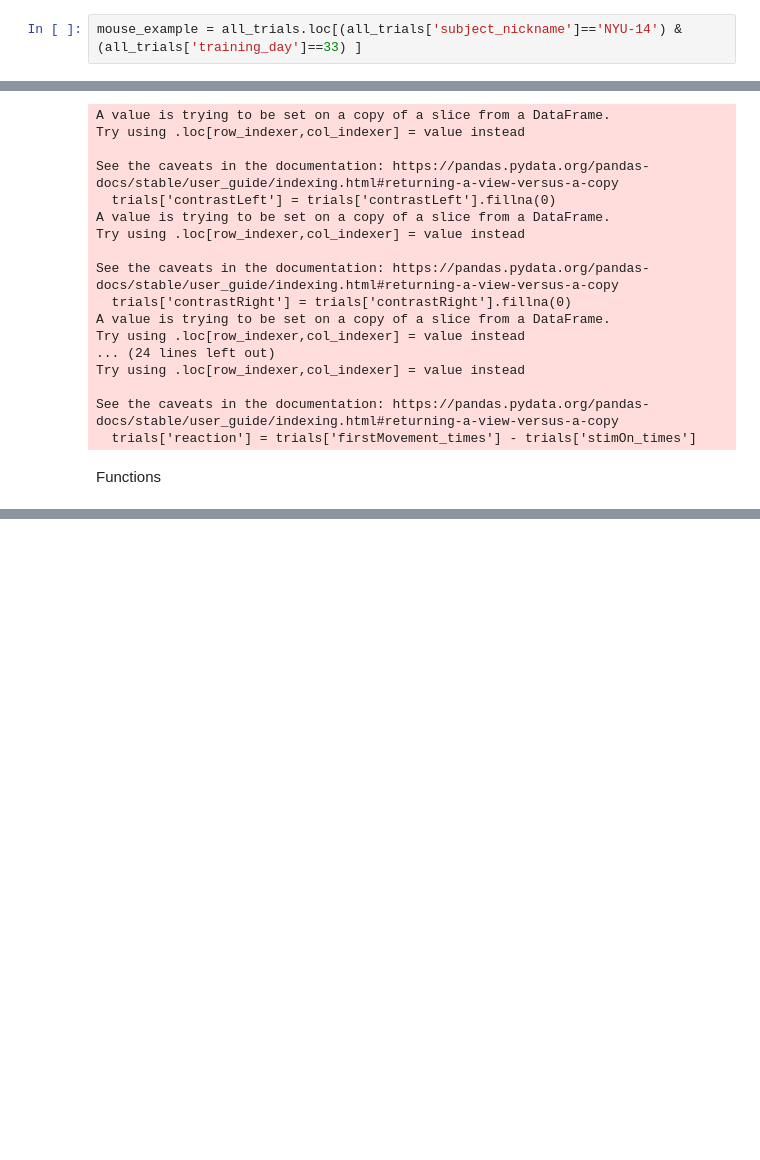
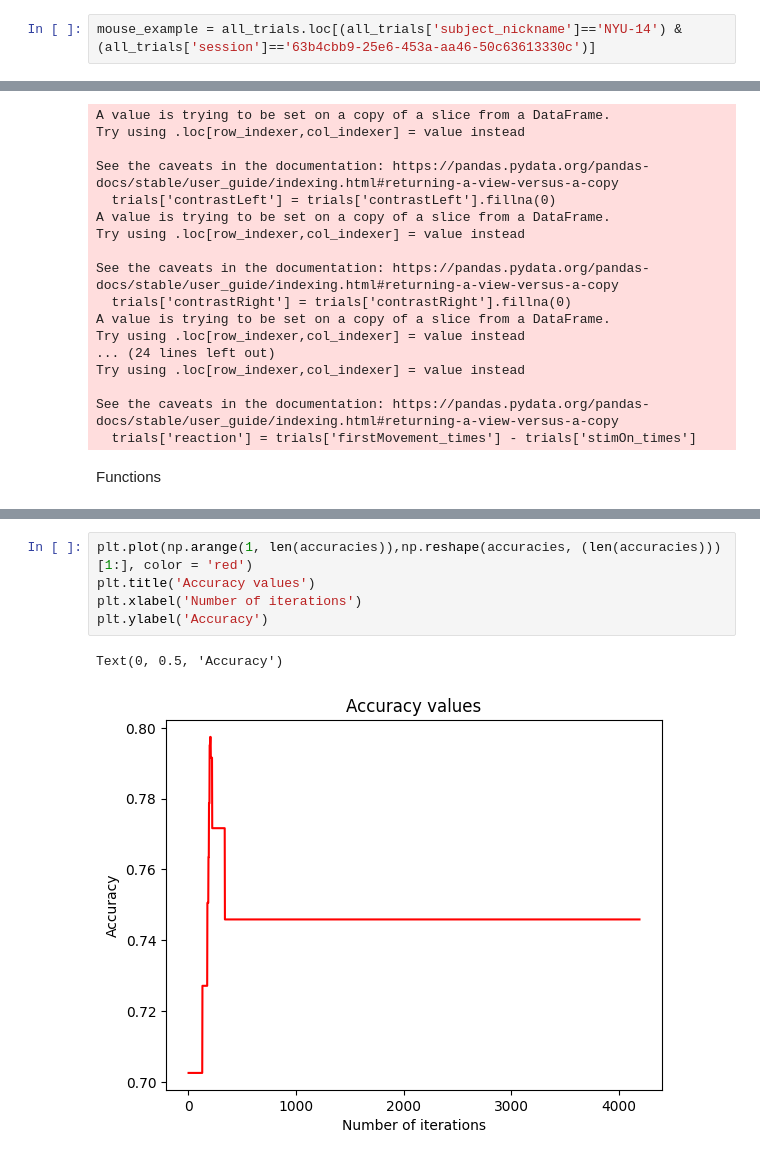
Before and after one commit to ineslaranjeira/representation_learning_variability, a Jupyter notebook: Models/BernoulliGLM/simple_logistic.ipynb, the cells around one changed output, grey strips where cells are left out. Drawn from its saved outputs; the diff is of its cells as text; blank space fills up the shorter version.

```diff
--- a/Models/BernoulliGLM/simple_logistic.ipynb
+++ b/Models/BernoulliGLM/simple_logistic.ipynb
@@ -31,7 +32,7 @@ all_trials = pd.read_csv(trials_dir + "learning_private_one.csv")
 From all data, focus on an example session of an example mouse
 Total of 530 trials should be enough for a sigmoid fit
 # %%
-mouse_example = all_trials.loc[(all_trials['subject_nickname']=='NYU-14') & (all_trials['training_day']==33) ]
+mouse_example = all_trials.loc[(all_trials['subject_nickname']=='NYU-14') & (all_trials['session']=='63b4cbb9-25e6-453a-aa46-50c63613330c')]
 # %%
 mouse_example = prepro(mouse_example)
 # %% [output]
@@ -172,0 +232,8 @@ Text(0, 0.5, 'Cost')
+# %%
+plt.plot(np.arange(1, len(accuracies)),np.reshape(accuracies, (len(accuracies)))[1:], color = 'red')
+plt.title('Accuracy values')
+plt.xlabel('Number of iterations')
+plt.ylabel('Accuracy')
+# %% [output]
+Text(0, 0.5, 'Accuracy')
+[figure, added]
```
Also changed, not shown: parts of 16 cells of this notebook, 11 other files.
